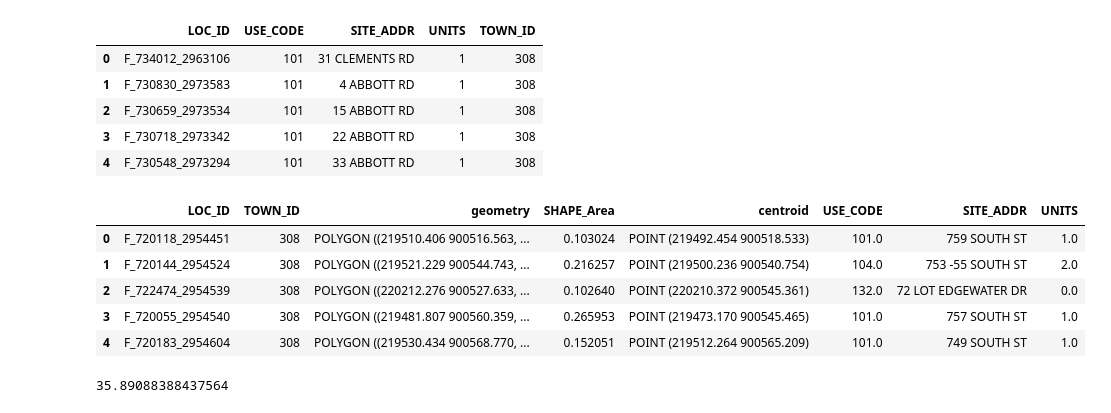
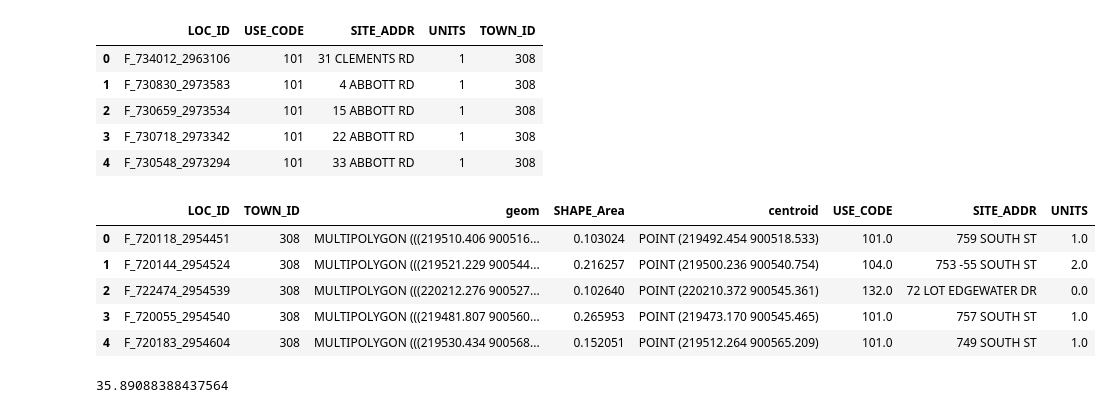
Before and after one commit to tjrileywisc/waltham_gis, a Jupyter notebook: investigations/housing_density/notebook.ipynb, the cells around one changed output. Saved outputs shown, nothing was run; the diff lists cells and outputs as text; code cells hidden in the pictures.

```diff
--- a/investigations/housing_density/notebook.ipynb
+++ b/investigations/housing_density/notebook.ipynb
@@ -4,10 +4,7 @@
 The MBTA community law requires a by-right zone of 15 units per acre. There are [sources](https://mrsc.org/stay-informed/mrsc-insight/april-2017/visualizing-compatible-density) of images of different density levels online, but it's hard to understand in the abstract without a local example to refer to. This should answer the question 'what does this level of density look like in my community?'
 # %%
 # data i/o
-from dvc.api import DVCFileSystem
-from io import BytesIO
-from zipfile import ZipFile
-from dbfread import DBF
+from data.connect_db import get_db
 
 # plotting
 import seaborn as sns
@@ -27,7 +24,7 @@ from math import pi, sqrt
 
 %matplotlib inline
 
-fs = DVCFileSystem("https://github.com/tjrileywisc/waltham_etl")
+con = get_db()
 
 tqdm.pandas()
 # %%
@@ -82,15 +79,24 @@ for city, data in tqdm(cities.items()):
     city_id = data["id"]
     CY = data["CY"]
     FY = data["FY"]
-    with fs.open(f"data/gis/L3_SHP_M{city_id}_{city}.zip") as f:
-        content = BytesIO(f.read())
-        zipfile = ZipFile(content)
-        zipfile.extractall("../../data/gis")
-        shp_path = f"../../data/gis/L3_SHP_M{city_id}_{city}/M{city_id}TaxPar_CY{CY}_FY{FY}.shp"
-        property_shapefiles_df.append(geo_pd.read_file(shp_path))
 
-        assessments_table = DBF(f"../../data/gis/L3_SHP_M{city_id}_{city}/M{city_id}Assess_CY{CY}_FY{FY}.dbf", load=True)
-        assessments_df.append(pd.DataFrame([dict(r) for r in assessments_table.records]))
+    query = f"""
+    select
+        *
+    from
+        \"M{city_id}TaxPar_CY{CY}_FY{FY}\"
+    """
+
+    property_shapefiles_df.append(geo_pd.read_postgis(query, con))
+
+    query = f"""
+    select
+        *
+    from
+        \"M{city_id}Assess_CY{CY}_FY{FY}\"
+    """
+
+    assessments_df.append(pd.read_sql(query, con))
 
 property_shapefiles_df = geo_pd.GeoDataFrame(pd.concat(property_shapefiles_df, ignore_index=True))
 
@@ -98,7 +104,7 @@ assessments_df = pd.concat(assessments_df, ignore_index=True)
 
 # data cleanup
 property_shapefiles_df["SHAPE_Area"] = property_shapefiles_df["SHAPE_Area"] / ACRE_TO_M2
-property_shapefiles_df = property_shapefiles_df[["LOC_ID", "TOWN_ID", "geometry", "SHAPE_Area"]]
+property_shapefiles_df = property_shapefiles_df[["LOC_ID", "TOWN_ID", "geom", "SHAPE_Area"]]
 assessments_df = assessments_df[["LOC_ID", "USE_CODE", "SITE_ADDR", "UNITS", "TOWN_ID"]]
 
 # remove some strange parcels with characters in the use code
@@ -130,18 +136,18 @@ assessments_df.head()
 | 3 | F_730718_2973342 | 101 | 22 ABBOTT RD | 1 | 308 |
 | 4 | F_730548_2973294 | 101 | 33 ABBOTT RD | 1 | 308 |
 # %%
-property_shapefiles_df['centroid'] = property_shapefiles_df['geometry'].apply(lambda x: x.centroid)
+property_shapefiles_df['centroid'] = property_shapefiles_df['geom'].apply(lambda x: x.centroid)
 
 properties_df = property_shapefiles_df.merge(assessments_df, on=["LOC_ID", "TOWN_ID"], how="left")
 
 properties_df.head()
 # %% [output]
-|  | LOC_ID | TOWN_ID | geometry | SHAPE_Area | centroid | USE_CODE | SITE_ADDR | UNITS |
-| 0 | F_720118_2954451 | 308 | POLYGON ((219510.406 900516.563, ... | 0.103024 | POINT (219492.454 900518.533) | 101.0 | 759 SOUTH ST | 1.0 |
-| 1 | F_720144_2954524 | 308 | POLYGON ((219521.229 900544.743, ... | 0.216257 | POINT (219500.236 900540.754) | 104.0 | 753 -55 SOUTH ST | 2.0 |
-| 2 | F_722474_2954539 | 308 | POLYGON ((220212.276 900527.633, ... | 0.102640 | POINT (220210.372 900545.361) | 132.0 | 72 LOT EDGEWATER DR | 0.0 |
-| 3 | F_720055_2954540 | 308 | POLYGON ((219481.807 900560.359, ... | 0.265953 | POINT (219473.170 900545.465) | 101.0 | 757 SOUTH ST | 1.0 |
-| 4 | F_720183_2954604 | 308 | POLYGON ((219530.434 900568.770, ... | 0.152051 | POINT (219512.264 900565.209) | 101.0 | 749 SOUTH ST | 1.0 |
+|  | LOC_ID | TOWN_ID | geom | SHAPE_Area | centroid | USE_CODE | SITE_ADDR | UNITS |
+| 0 | F_720118_2954451 | 308 | MULTIPOLYGON (((219510.406 900516... | 0.103024 | POINT (219492.454 900518.533) | 101.0 | 759 SOUTH ST | 1.0 |
+| 1 | F_720144_2954524 | 308 | MULTIPOLYGON (((219521.229 900544... | 0.216257 | POINT (219500.236 900540.754) | 104.0 | 753 -55 SOUTH ST | 2.0 |
+| 2 | F_722474_2954539 | 308 | MULTIPOLYGON (((220212.276 900527... | 0.102640 | POINT (220210.372 900545.361) | 132.0 | 72 LOT EDGEWATER DR | 0.0 |
+| 3 | F_720055_2954540 | 308 | MULTIPOLYGON (((219481.807 900560... | 0.265953 | POINT (219473.170 900545.465) | 101.0 | 757 SOUTH ST | 1.0 |
+| 4 | F_720183_2954604 | 308 | MULTIPOLYGON (((219530.434 900568... | 0.152051 | POINT (219512.264 900565.209) | 101.0 | 749 SOUTH ST | 1.0 |
 # %%
 # find the radius - we want 1 acre in the unit of the CRS,
 # which is apparently in meters (https://www.mass.gov/info-details/overview-of-massgis-data)
```
Also changed, not shown: parts of 4 cells of this notebook, 1 other file.
